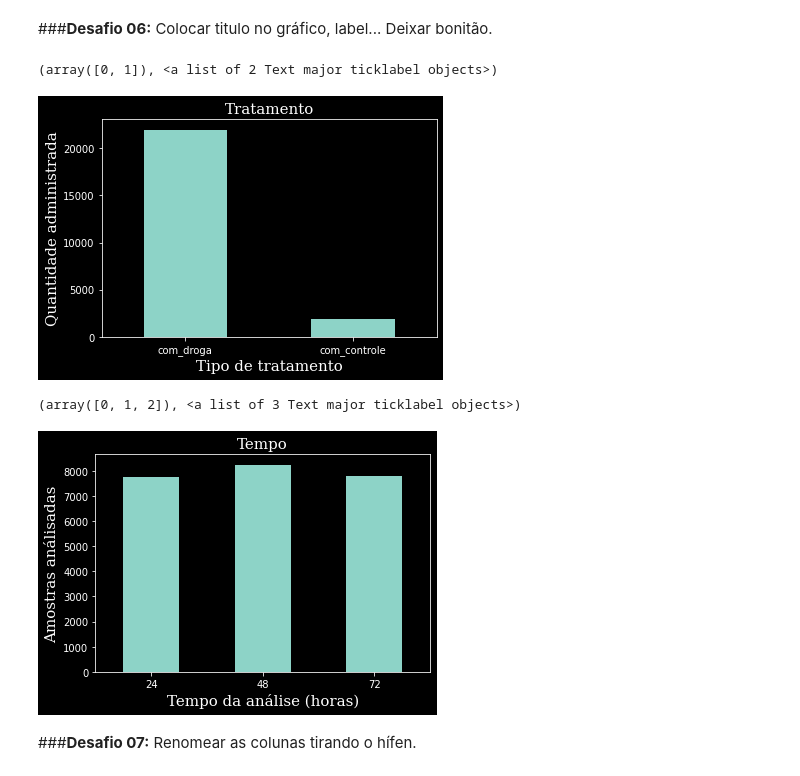
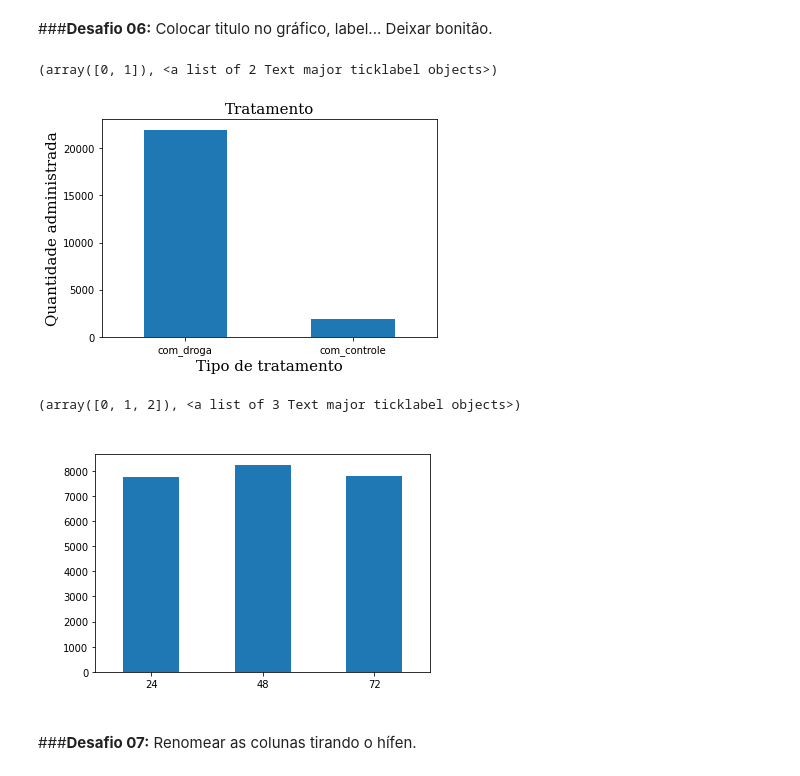
Before and after one commit to ezkias/imersao-dados, a Jupyter notebook: aula_1.ipynb, the cells around one changed output. Saved outputs shown, nothing was run; the diff lists cells and outputs as text; code cells hidden in the pictures.

```diff
--- a/aula_1.ipynb
+++ b/aula_1.ipynb
@@ -13,8 +13,6 @@ Autor: [*Ezequias Araújo de Sousa*](https://https://www.linkedin.com/in/ezkias/
 # %%
 import pandas as pd
 import matplotlib.pyplot as plt
-
-plt.style.use('dark_background')
 
 #IMPORTAR OS DADOS ZIPADOS
 url_dados = 'https://github.com/alura-cursos/imersaodados3/blob/main/dados/dados_experimentos.zip?raw=true'
@@ -225,14 +223,14 @@ controle
 # %%
 dados['tratamento'].value_counts().plot.bar()
 
-font = {'family':'serif','color':'White','size':15}
+font = {'family':'serif','size':15}
 plt.title('Tratamento', fontdict=font)
 plt.xlabel('Tipo de tratamento', fontdict=font)
 plt.ylabel('Quantidade administrada', fontdict=font)
 plt.xticks(rotation=0)
 # %% [output]
 (array([0, 1]), <a list of 2 Text major ticklabel objects>)
-[figure, old version]
+[figure, new version]
 # %%
 dados['tempo'].value_counts().sort_index().plot.bar(0)
 
@@ -243,7 +241,7 @@ plt.ylabel('Amostras análisadas', fontdict=font)
 plt.xticks(rotation=0)
 # %% [output]
 (array([0, 1, 2]), <a list of 3 Text major ticklabel objects>)
-[figure, old version]
+[figure, new version]
 # %% [markdown]
 ###**Desafio 07:** Renomear as colunas tirando o hífen.
 # %%
```
Also changed, not shown: parts of 3 cells of this notebook.
